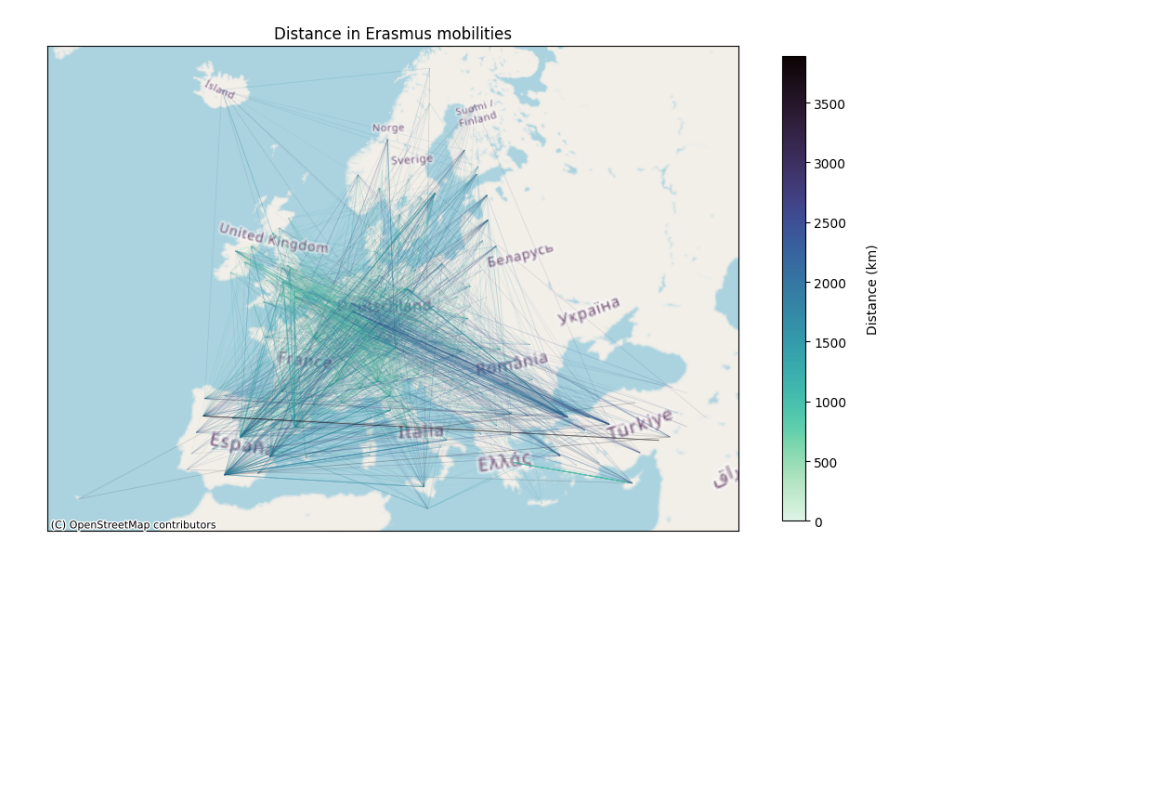
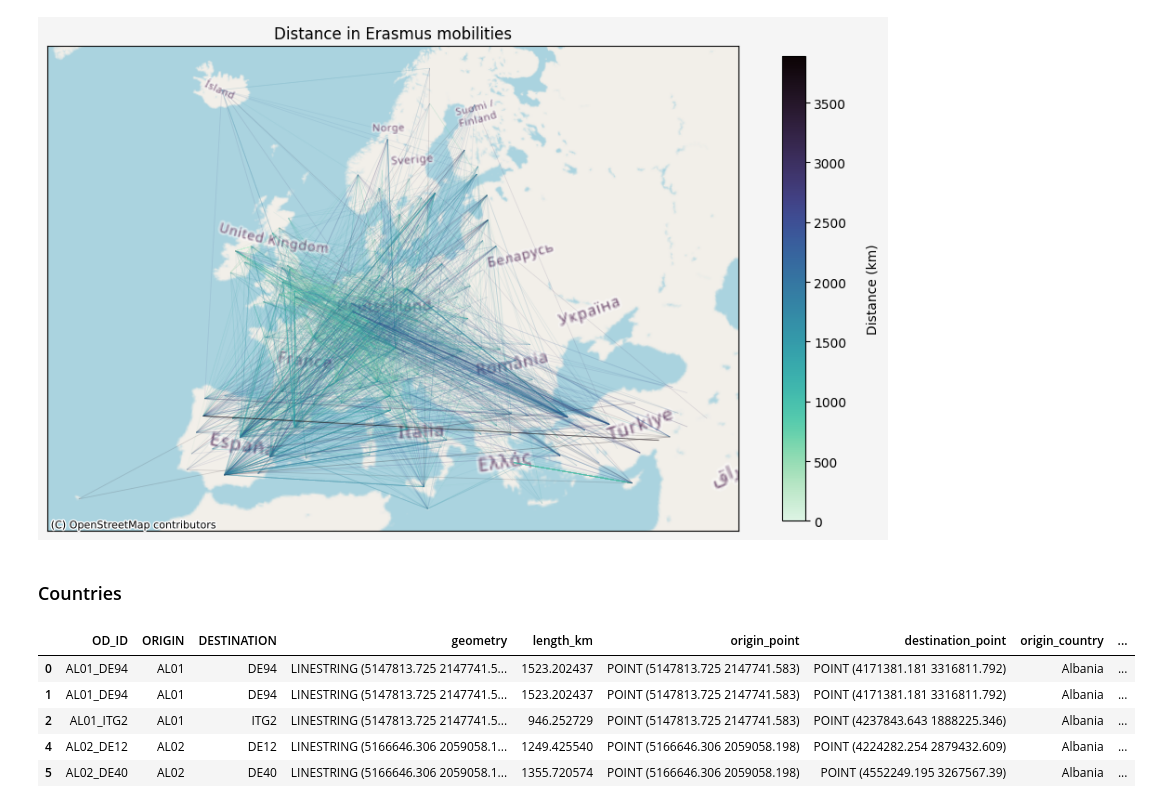
Before and after one commit to VSebastian8/cartography, a Jupyter notebook: portfolio/erasmus.ipynb, the cells around one changed output. Drawn from its saved outputs; the diff is of its cells as text; code cells hidden in the pictures; blank space fills up the shorter version.

Commit message:
Portfolio Countries 1

```diff
--- a/portfolio/erasmus.ipynb
+++ b/portfolio/erasmus.ipynb
@@ -127,3 +156,29 @@ plt.title("Distance in Erasmus mobilities")
 plt.show()
 # %% [output]
 [figure]
+# %% [markdown]
+### Countries
+# %%
+
+mobility_europe["origin_point"]      = mobility_europe.geometry.apply(lambda l: Point(l.coords[0]))
+mobility_europe["destination_point"] = mobility_europe.geometry.apply(lambda l: Point(l.coords[-1]))
+
+origin_gdf = gpd.GeoDataFrame(mobility_europe[["OD_ID"]], geometry=mobility_europe["origin_point"], crs=mobility_europe.crs)
+dest_gdf   = gpd.GeoDataFrame(mobility_europe[["OD_ID"]], geometry=mobility_europe["destination_point"], crs=mobility_europe.crs)
+
+origin_joined = gpd.sjoin(origin_gdf, europe_gdf[["COUNTRY", "geometry"]], how="left", predicate="within")
+dest_joined   = gpd.sjoin(dest_gdf,   europe_gdf[["COUNTRY", "geometry"]], how="left", predicate="within")
+
+origin_countries = origin_joined[~origin_joined.index.duplicated(keep="first")]["COUNTRY"].reindex(mobility_europe.index)
+dest_countries   = dest_joined[~dest_joined.index.duplicated(keep="first")]["COUNTRY"].reindex(mobility_europe.index)
+
+mobility_europe["origin_country"]      = origin_countries.values
+mobility_europe["destination_country"] = dest_countries.values
+mobility_europe.head()
+# %% [output]
+|  | OD_ID | ORIGIN | DESTINATION | geometry | length_km | origin_point | destination_point | origin_country | ... |
+| 0 | AL01_DE94 | AL01 | DE94 | LINESTRING (5147813.725 2147741.5... | 1523.202437 | POINT (5147813.725 2147741.583) | POINT (4171381.181 3316811.792) | Albania | ... |
+| 1 | AL01_DE94 | AL01 | DE94 | LINESTRING (5147813.725 2147741.5... | 1523.202437 | POINT (5147813.725 2147741.583) | POINT (4171381.181 3316811.792) | Albania | ... |
+| 2 | AL01_ITG2 | AL01 | ITG2 | LINESTRING (5147813.725 2147741.5... | 946.252729 | POINT (5147813.725 2147741.583) | POINT (4237843.643 1888225.346) | Albania | ... |
+| 4 | AL02_DE12 | AL02 | DE12 | LINESTRING (5166646.306 2059058.1... | 1249.425540 | POINT (5166646.306 2059058.198) | POINT (4224282.254 2879432.609) | Albania | ... |
+| 5 | AL02_DE40 | AL02 | DE40 | LINESTRING (5166646.306 2059058.1... | 1355.720574 | POINT (5166646.306 2059058.198) | POINT (4552249.195 3267567.39) | Albania | ... |
```
Also changed, not shown: parts of 5 cells of this notebook, 6 other files.
